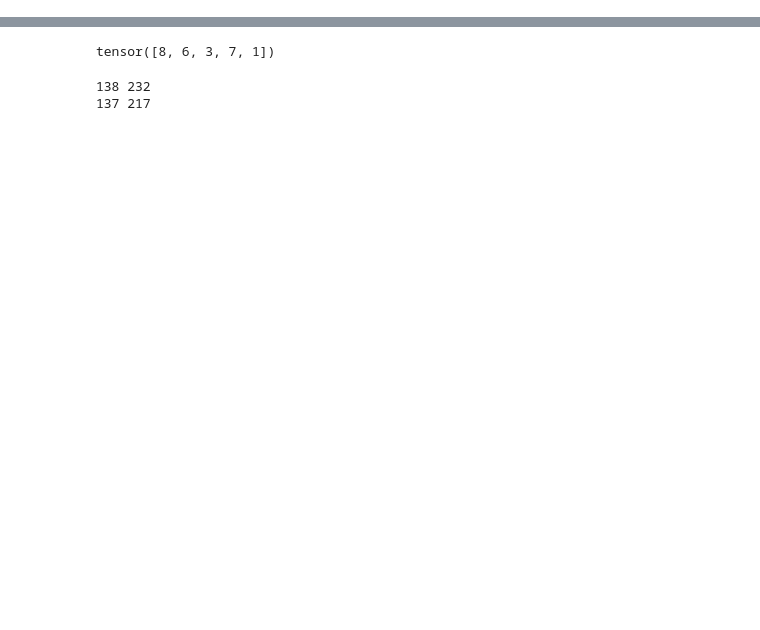
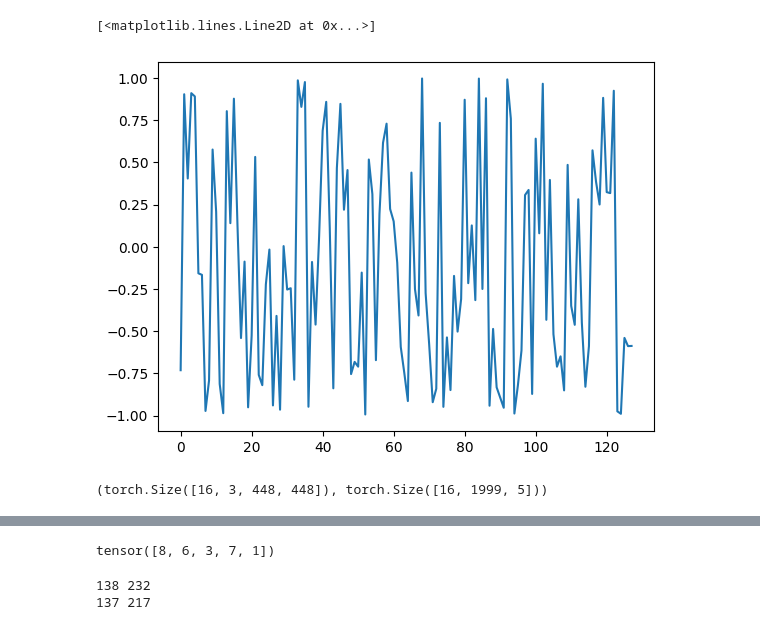
Before and after one commit to MohammadYs77/Bridge-Microstrain-Prediction, a Jupyter notebook: Bridge_Load.ipynb, the cells around one changed output, grey strips where cells are left out. Saved outputs shown, nothing was run; the diff lists cells and outputs as text; code cells hidden in the pictures; blank space fills up the shorter version.

```diff
--- a/Bridge_Load.ipynb
+++ b/Bridge_Load.ipynb
@@ -194,0 +154,7 @@ res = rcnn(img_transformed.reshape((1, c, w, h)))
+# %%
+# def extract_strains(data):
+
+exmpl_strain_path = df.iloc[2][1]
+# %%
+csv_file = pd.read_csv(exmpl_strain_path)
+csv_file.columns = headers.columns
@@ -195,3 +177,9 @@ res = rcnn(img_transformed.reshape((1, c, w, h)))
+# %%
+csv_file = csv_file[['Sum of strains mid span', ' TC1', ' TC2', ' TC3', ' TC4']]
+# %%
+arr = torch.from_numpy(np.array(csv_file)).type(torch.float32)
+seq_embedder = nn.GRU(5, 128, 1)
+res = seq_embedder(arr)
 # %%
 res[0]
 # %% [output]
@@ -204,0 +194,5 @@ res[0]
+# %%
+plt.plot(res[0][4].detach().numpy())
+# %% [output]
+[<matplotlib.lines.Line2D at 0x...>]
+[figure, added]
@@ -204,0 +254,5 @@ res[0]
+# %%
+X, y = next(iter(tr_loader))
+X.shape, y.shape
+# %% [output]
+(torch.Size([16, 3, 448, 448]), torch.Size([16, 1999, 5]))
```
Also changed, not shown: parts of 34 cells of this notebook.
